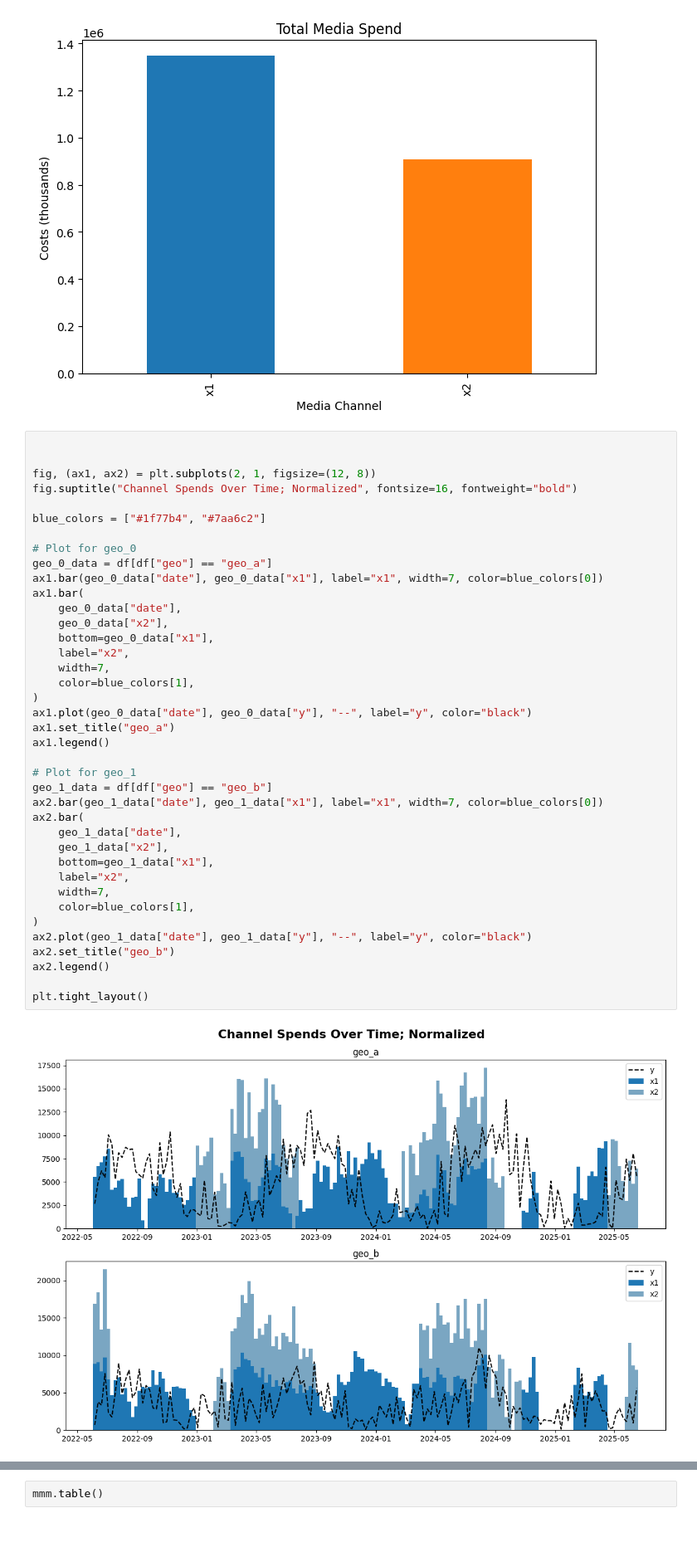
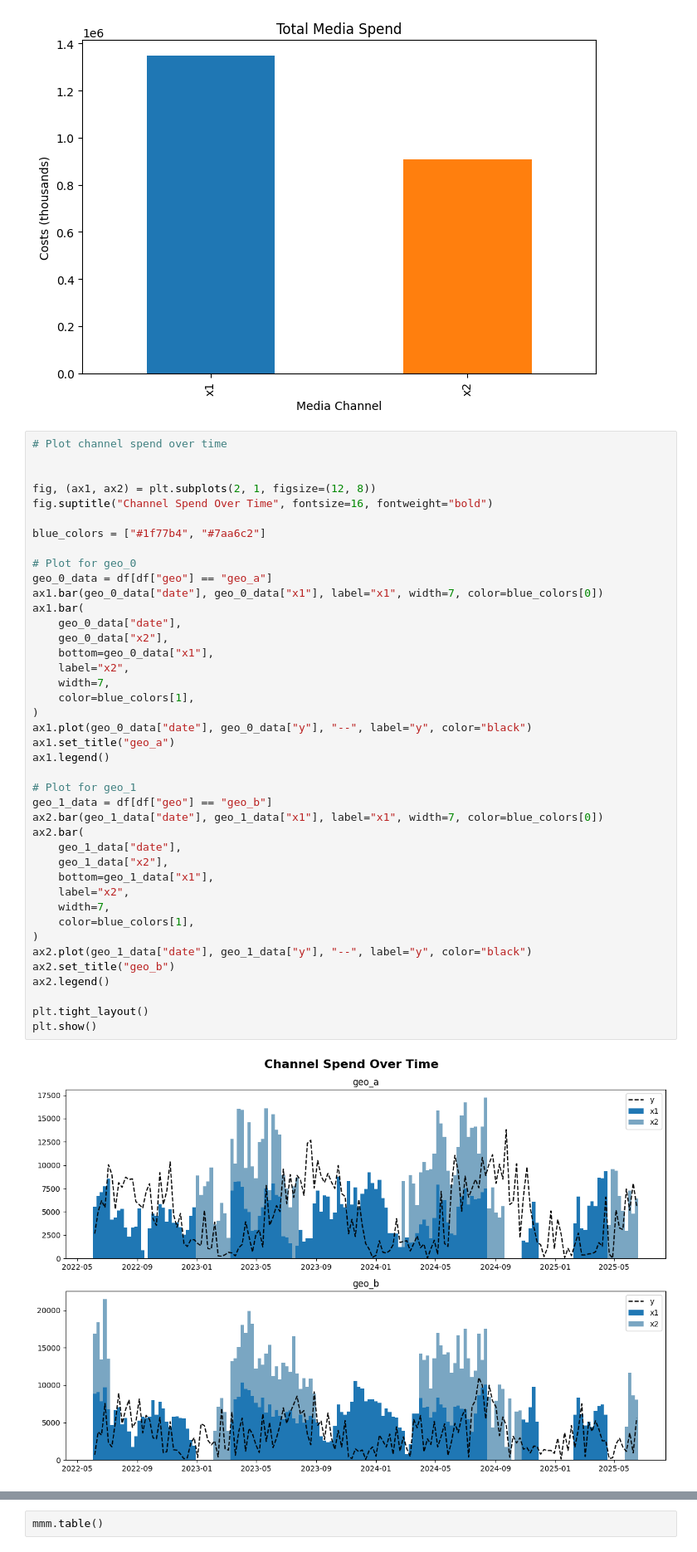
Before and after one commit to pizzawarrior/mmm, a Jupyter notebook: mmm_2_geo.ipynb, the cells around one changed output, grey strips where cells are left out. Shown at 83% size. Drawn from its saved outputs; the diff is of its cells as text.

Commit message:
we done. until next time :)

```diff
--- a/mmm_national.ipynb
+++ b/mmm_2_geo.ipynb
@@ -60,10 +63,11 @@ plt.tight_layout()
 # %% [output]
 [figure]
 # %%
+# Plot channel spend over time
 
 
 fig, (ax1, ax2) = plt.subplots(2, 1, figsize=(12, 8))
-fig.suptitle("Channel Spends Over Time; Normalized", fontsize=16, fontweight="bold")
+fig.suptitle("Channel Spend Over Time", fontsize=16, fontweight="bold")
 
 blue_colors = ["#1f77b4", "#7aa6c2"]
 
@@ -72,34 +76,35 @@ geo_0_data = df[df["geo"] == "geo_a"]
 ax1.bar(geo_0_data["date"], geo_0_data["x1"], label="x1", width=7, color=blue_colors[0])
 ax1.bar(
     geo_0_data["date"],
     geo_0_data["x2"],
     bottom=geo_0_data["x1"],
     label="x2",
     width=7,
     color=blue_colors[1],
 )
 ax1.plot(geo_0_data["date"], geo_0_data["y"], "--", label="y", color="black")
 ax1.set_title("geo_a")
 ax1.legend()
 
 # Plot for geo_1
 geo_1_data = df[df["geo"] == "geo_b"]
 ax2.bar(geo_1_data["date"], geo_1_data["x1"], label="x1", width=7, color=blue_colors[0])
 ax2.bar(
     geo_1_data["date"],
     geo_1_data["x2"],
     bottom=geo_1_data["x1"],
     label="x2",
     width=7,
     color=blue_colors[1],
 )
 ax2.plot(geo_1_data["date"], geo_1_data["y"], "--", label="y", color="black")
 ax2.set_title("geo_b")
 ax2.legend()
 
 plt.tight_layout()
+plt.show()
 # %% [output]
-[figure, old version]
+[figure, new version]
 # %%
 # Saturation curve transformation / Adstock
 # Note the hierarchical architecture: the hyperparams are each their own RV
```
Also changed, not shown: parts of 10 cells of this notebook, 1 other file.
